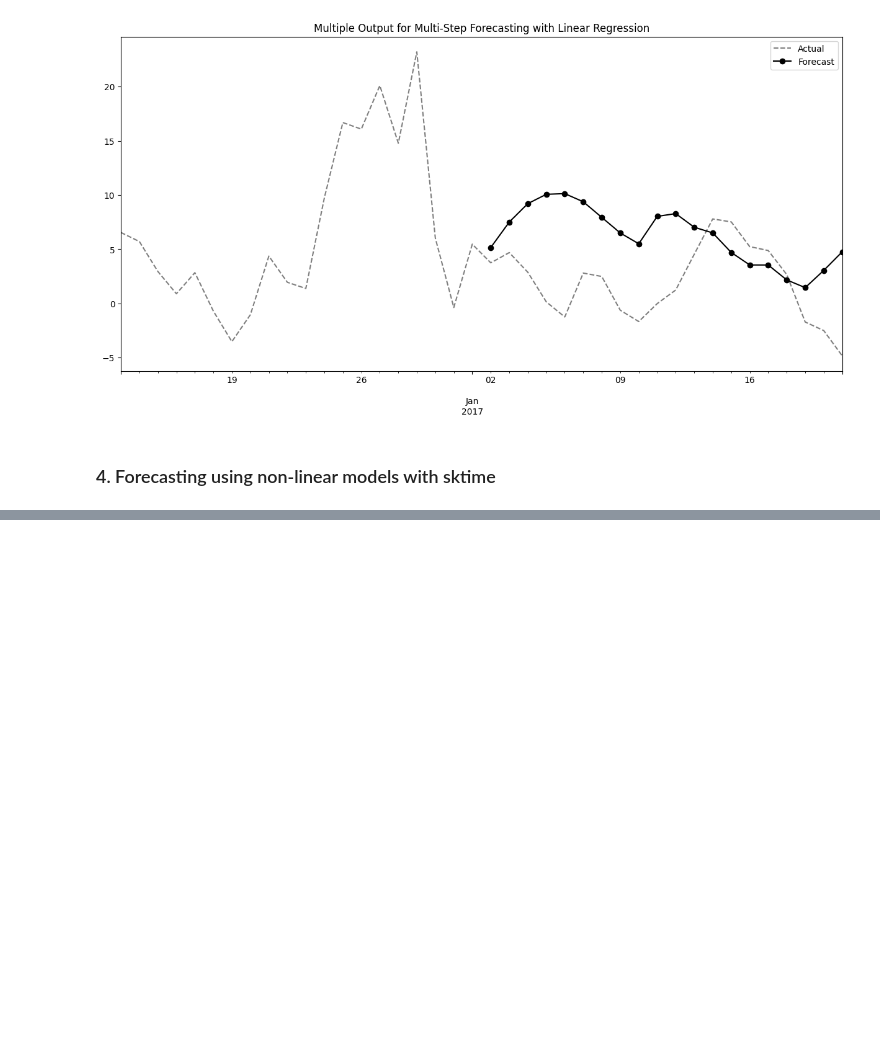
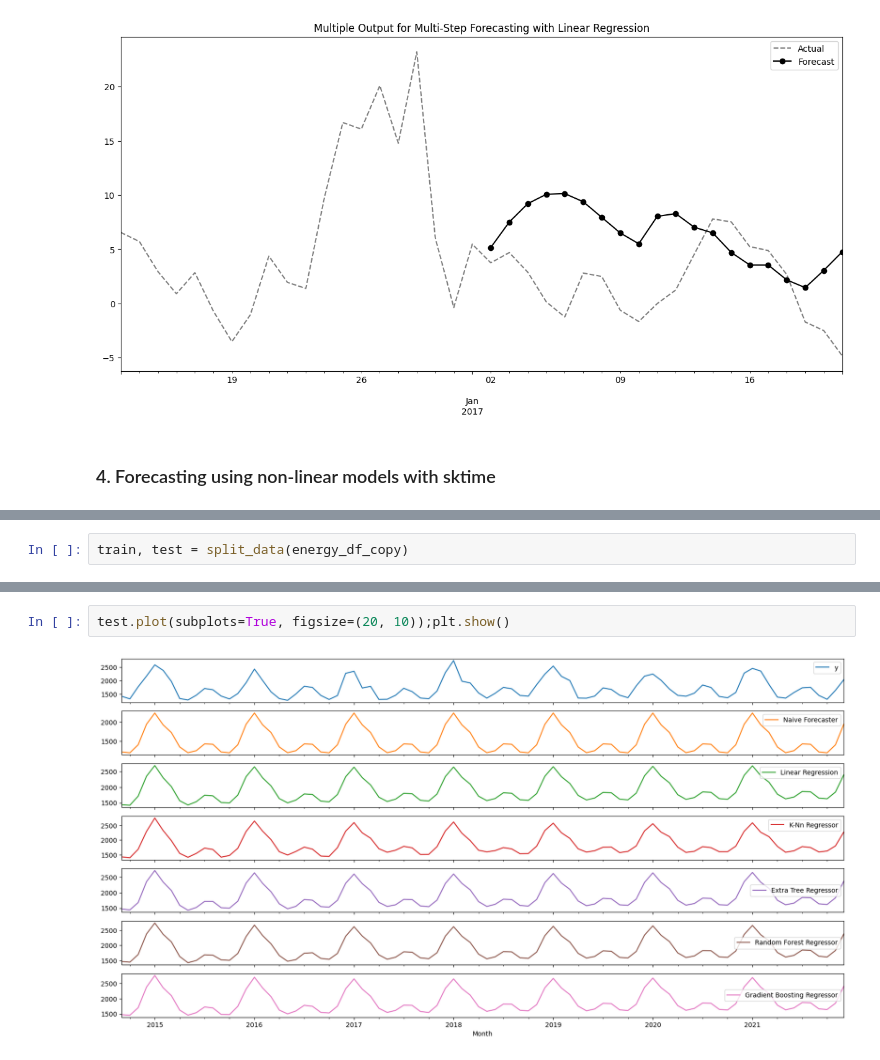
Before and after one commit to Jeremiah-Katumo/dsa, a Jupyter notebook: 3-time-series/10-forecasting-using-unsupervised-ml.ipynb, the cells around one changed output, grey strips where cells are left out. Cells and saved outputs as stored; diff of their text form; blank space fills up the shorter version.

```diff
--- a/3-time-series/10-forecasting-using-unsupervised-ml.ipynb
+++ b/3-time-series/10-forecasting-using-unsupervised-ml.ipynb
@@ -551,0 +569,2 @@ from sktime.forecasting.compose import make_reduction
+# %%
+train, test = split_data(energy_df_copy)
@@ -551,0 +631,4 @@ from sktime.forecasting.compose import make_reduction
+# %%
+test.plot(subplots=True, figsize=(20, 10));plt.show()
+# %% [output]
+[figure, added]
```
Also changed, not shown: parts of 44 cells of this notebook.
